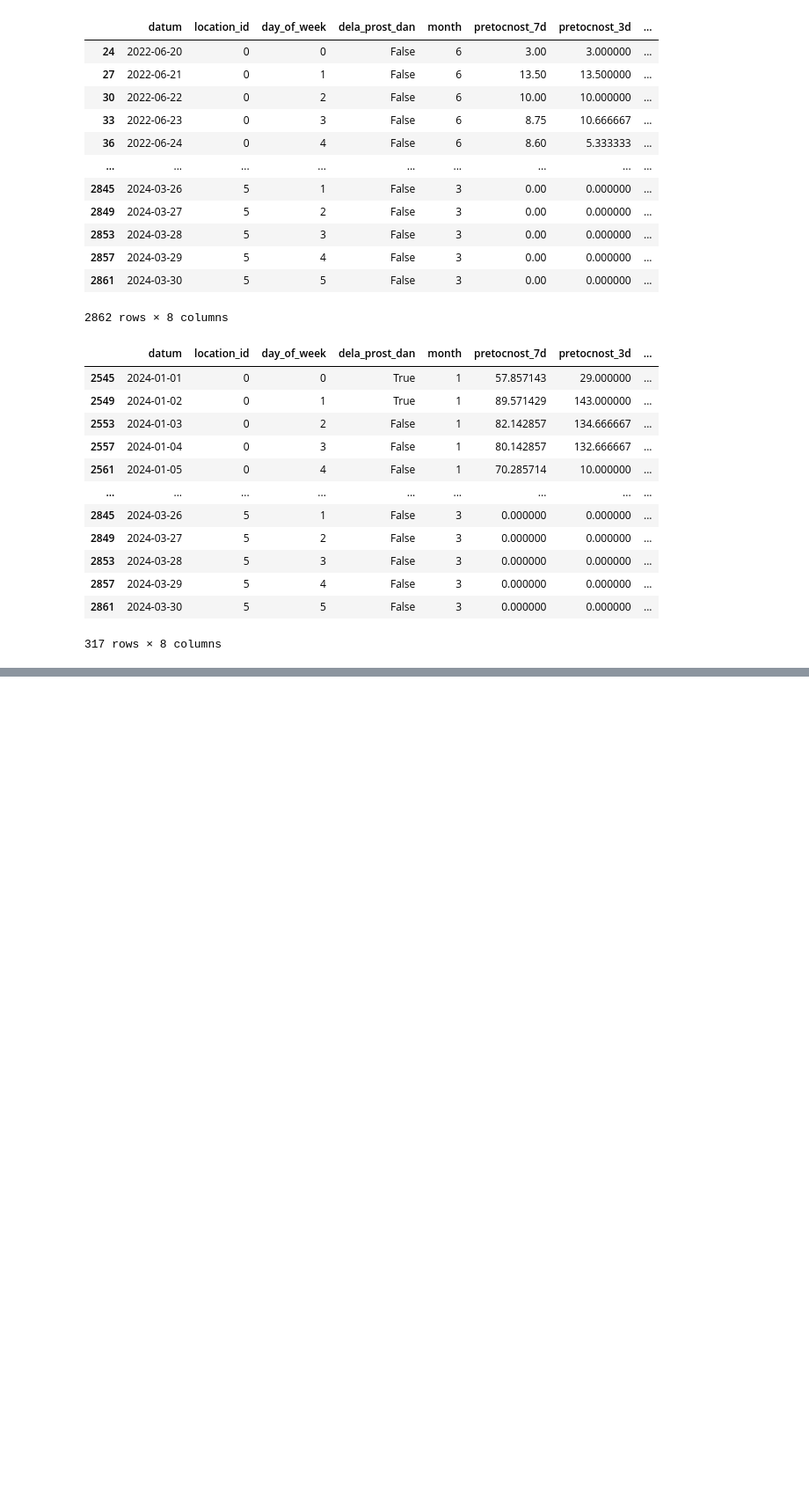
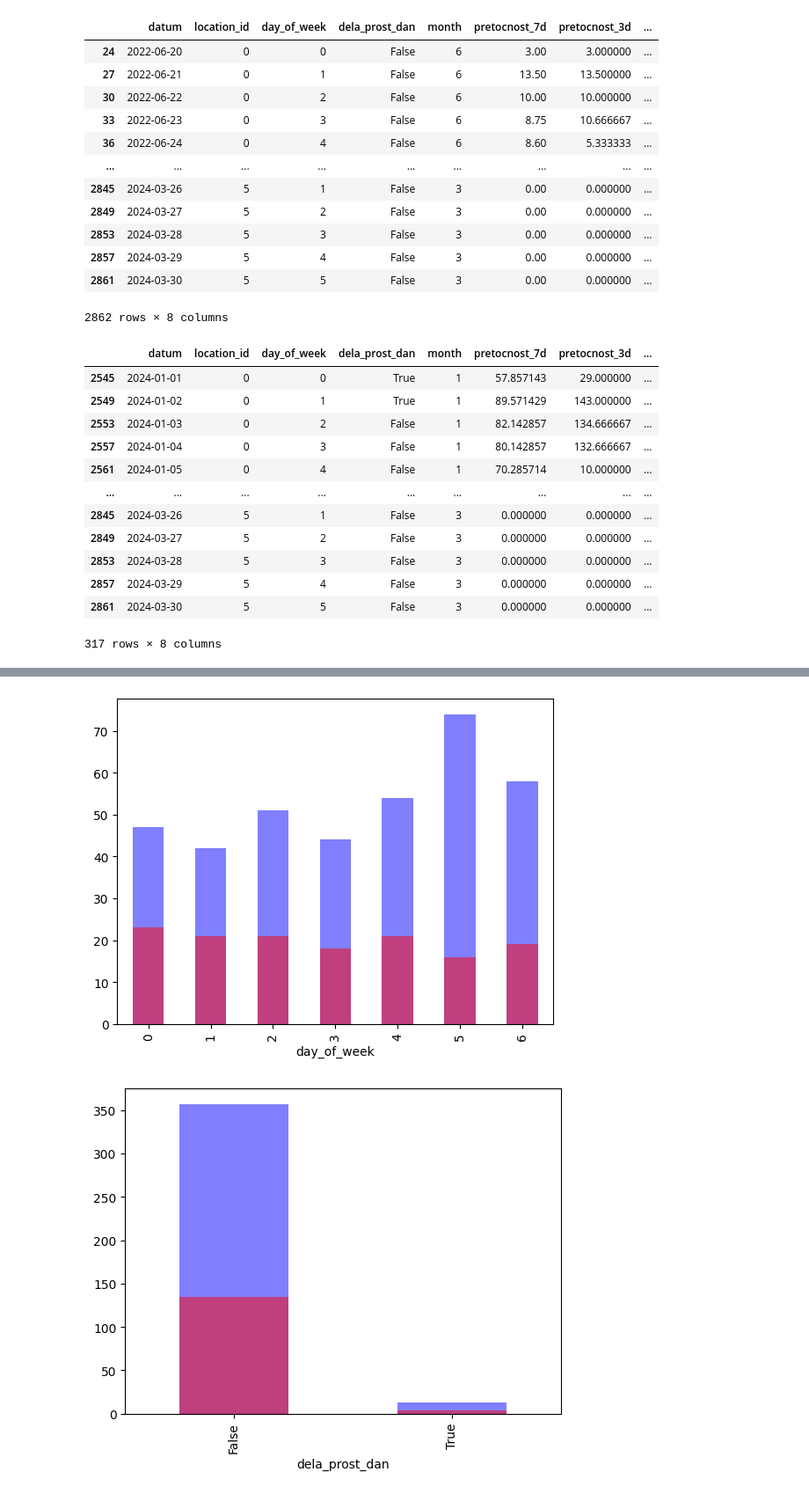
Before and after one commit to timopetric/eestech24, a Jupyter notebook: src/explore-planinstvo.ipynb, the cells around one changed output, grey strips where cells are left out. Shown at 88% size. Cells and saved outputs as stored; diff of their text form; code cells hidden in the pictures; blank space fills up the shorter version.

```diff
--- a/src/explore-planinstvo.ipynb
+++ b/src/explore-planinstvo.ipynb
@@ -178,8 +182,13 @@ df_new[df_new['pretocnost'].isnull()]
 
 # make quantiles 3 bins group_by "location_id"
 for location_id in df_new['location_id'].unique():
-    quantiles = df_new[df_new['location_id'] == location_id]['pretocnost'].quantile([0.33, 0.66])
-    bins = [-np.inf, quantiles.iloc[0], quantiles.iloc[1], np.inf]
+    num_quantiles = 3
+    # get [.33, .66]
+    quantile_list = [i/num_quantiles for i in range(1, num_quantiles)]
+    # print(quantile_list)
+    quantiles = df_new[df_new['location_id'] == location_id]['pretocnost'].quantile(quantile_list)
+    bins = [-np.inf] + quantiles.to_list() + [np.inf]
+    # print(bins)
 
     # cut based on quantiles
     df_new.loc[df_new['location_id'] == location_id, 'pretocnost_q'] = pd.cut(df_new[df_new['location_id'] == location_id]['pretocnost'], bins=bins, labels=False)
@@ -265,0 +314,16 @@ mse = 0.32612966601178783
+# %%
+# visualize correct vs wrong predictions based on day_of_week
+df_pred['correct'] = df_pred['y_val'] == df_pred['y_pred']
+df_pred['wrong'] = df_pred['y_val'] != df_pred['y_pred']
+
+df_pred.groupby('day_of_week')['correct'].sum().plot(kind='bar', color='blue', alpha=0.5)
+df_pred.groupby('day_of_week')['wrong'].sum().plot(kind='bar', color='red', alpha=0.5)
+plt.show()
+
+# do the same for dela_prost_dan
+df_pred.groupby('dela_prost_dan')['correct'].sum().plot(kind='bar', color='blue', alpha=0.5)
+df_pred.groupby('dela_prost_dan')['wrong'].sum().plot(kind='bar', color='red', alpha=0.5)
+plt.show()
+# %% [output]
+[figure, added]
+[figure, added]
```
Also changed, not shown: parts of 4 cells of this notebook, 1 other file.
